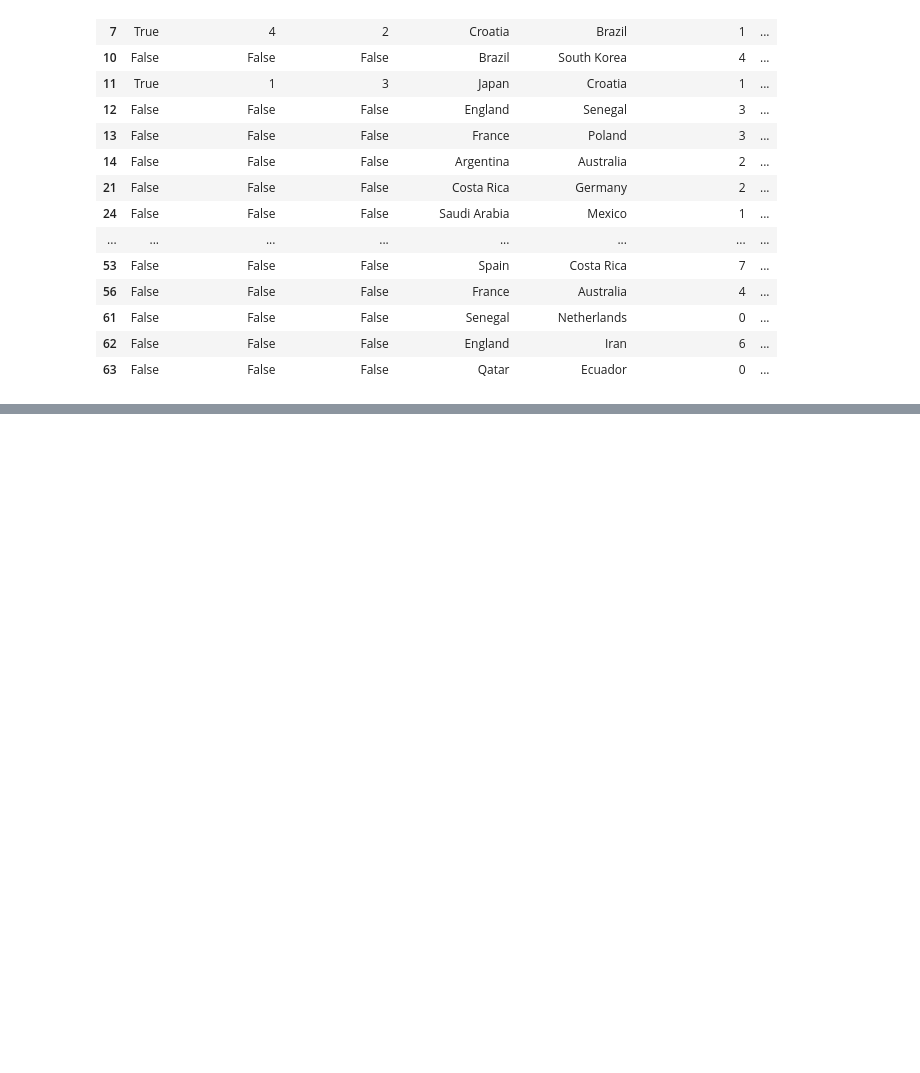
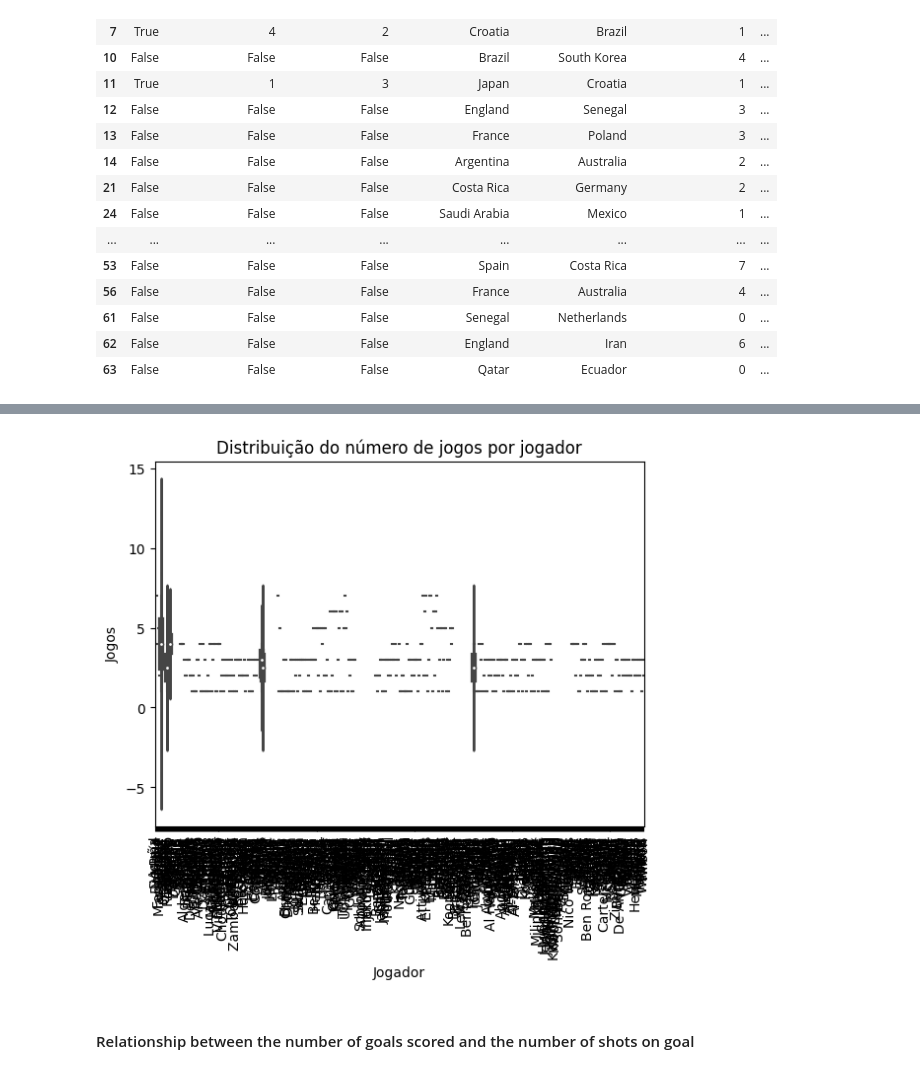
Before and after one commit to caiocmb7/projetos, a Jupyter notebook: ML&AI/world cup 2022/worldcup_eda.ipynb, the cells around one changed output, grey strips where cells are left out. Cells and saved outputs as stored; diff of their text form; code cells hidden in the pictures; blank space fills up the shorter version.

```diff
--- a/ML&AI/world cup 2022/worldcup_eda.ipynb
+++ b/ML&AI/world cup 2022/worldcup_eda.ipynb
@@ -471,0 +639,11 @@ df_ball_possession[df_ball_possession.ball_possession_analysis == "Y"]
+# %%
+sns.violinplot(x="player", y="counts", data=lineup_count)
+plt.xlabel("Jogador")
+plt.ylabel("Jogos")
+plt.title("Distribuição do número de jogos por jogador")
+plt.xticks(rotation=90)
+plt.show()
+# %% [output]
+[figure, added]
+# %% [markdown]
+#### Relationship between the number of goals scored and the number of shots on goal
```
Also changed, not shown: parts of 20 cells of this notebook.
